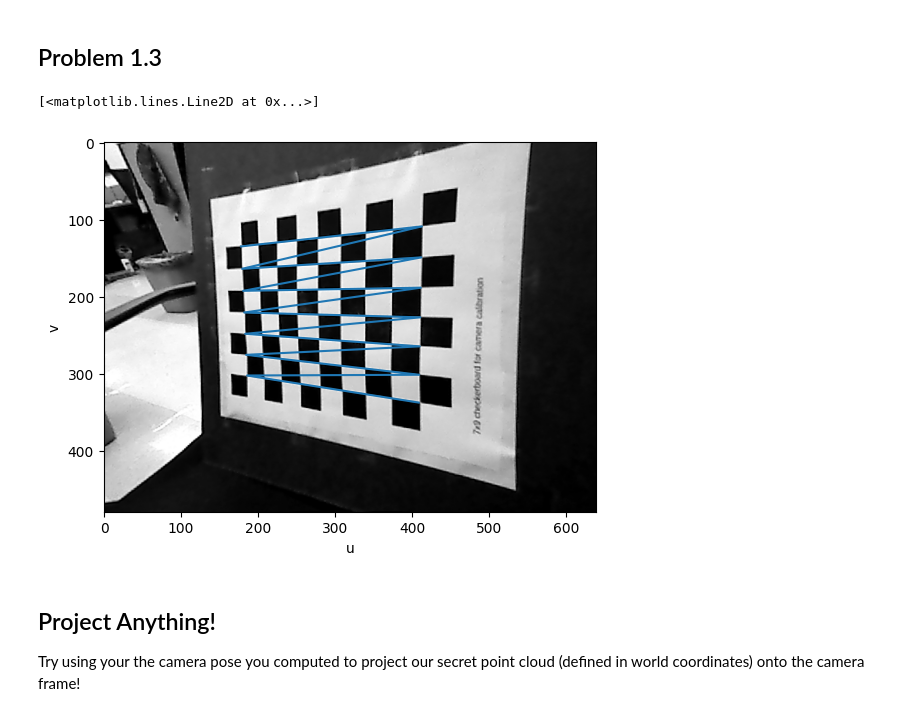
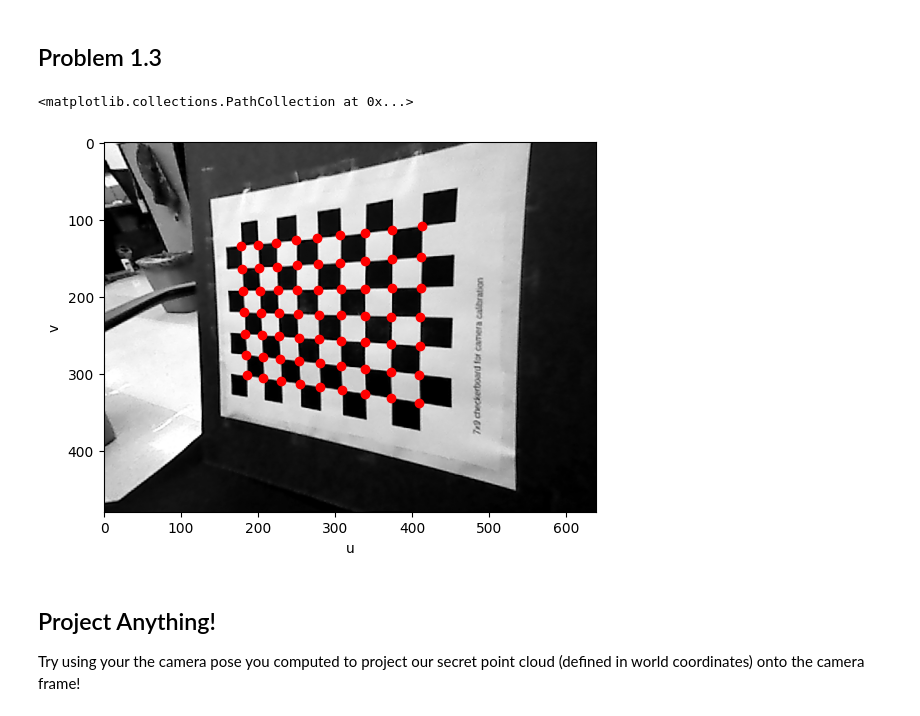
Before and after one commit to chilinghan/robot_autonomy, a Jupyter notebook: AA174A-HW3/p1_extrinsics.ipynb, the cells around one changed output. Cells and saved outputs as stored; diff of their text form; code cells hidden in the pictures.

Commit message:
Change plots

```diff
--- a/AA174A-HW3/p1_extrinsics.ipynb
+++ b/AA174A-HW3/p1_extrinsics.ipynb
@@ -115,36 +115,36 @@ def transform_world_to_camera(K, R, t, world_coords):
             in world frame to transform into camera pixel space.
     Return:
         uv: np.array with shape (N, 2), with (u, v) coordinates of that are
             the projections of the the world_coords on the image plane.
     """
     # --------- YOUR CODE STARTS HERE ---------------
     K_Rt = K @ np.hstack((R, t.reshape((3, 1))))
     homog_points = np.hstack((world_coords, np.ones((world_coords.shape[0], 1))))
     projected = (K_Rt @ homog_points.T).T
     uv = projected[:, :2] / projected[:, 2:3]
     return uv
 
 ax = plt.subplot()
 ax.imshow(image, cmap="gray")
 ax.set_xlabel("u")
 ax.set_ylabel("v")
 
 # 2) Project the global coordinates of the corners that you calculated
 #       earlier back onto the image using transform_world_to_camera.
 #    Hint: The input world_coords should have shape (63, 3)
 #    Hint: Use the Xs and Ys you got earlier and set Zs = 0.
 #    Hint: You may need to change some of the variable names at the bottom
 #       of this cell to match the names that you used above!
 
 # --------- YOUR CODE STARTS HERE ---------------
 world_coords = np.hstack((P[:, 0:1], P[:, 1:2], np.zeros((ncorners_x * ncorners_y, 1))))
 pixel_coords = transform_world_to_camera(K, R, t, world_coords)
 # print(pixel_coords)
-ax.plot(pixel_coords[:, 0], pixel_coords[:, 1])
+ax.scatter(pixel_coords[:, 0], pixel_coords[:, 1], color="red")
 # --------- YOUR CODE ENDS HERE -----------------
 # %% [output]
-[<matplotlib.lines.Line2D at 0x...>]
+<matplotlib.collections.PathCollection at 0x...>
-[figure, old version]
+[figure, new version]
 # %% [markdown]
 ## Project Anything!
 Try using your the camera pose you computed to project our secret point cloud (defined in world coordinates) onto the camera frame!
```
Also changed, not shown: parts of 1 cell of this notebook.
